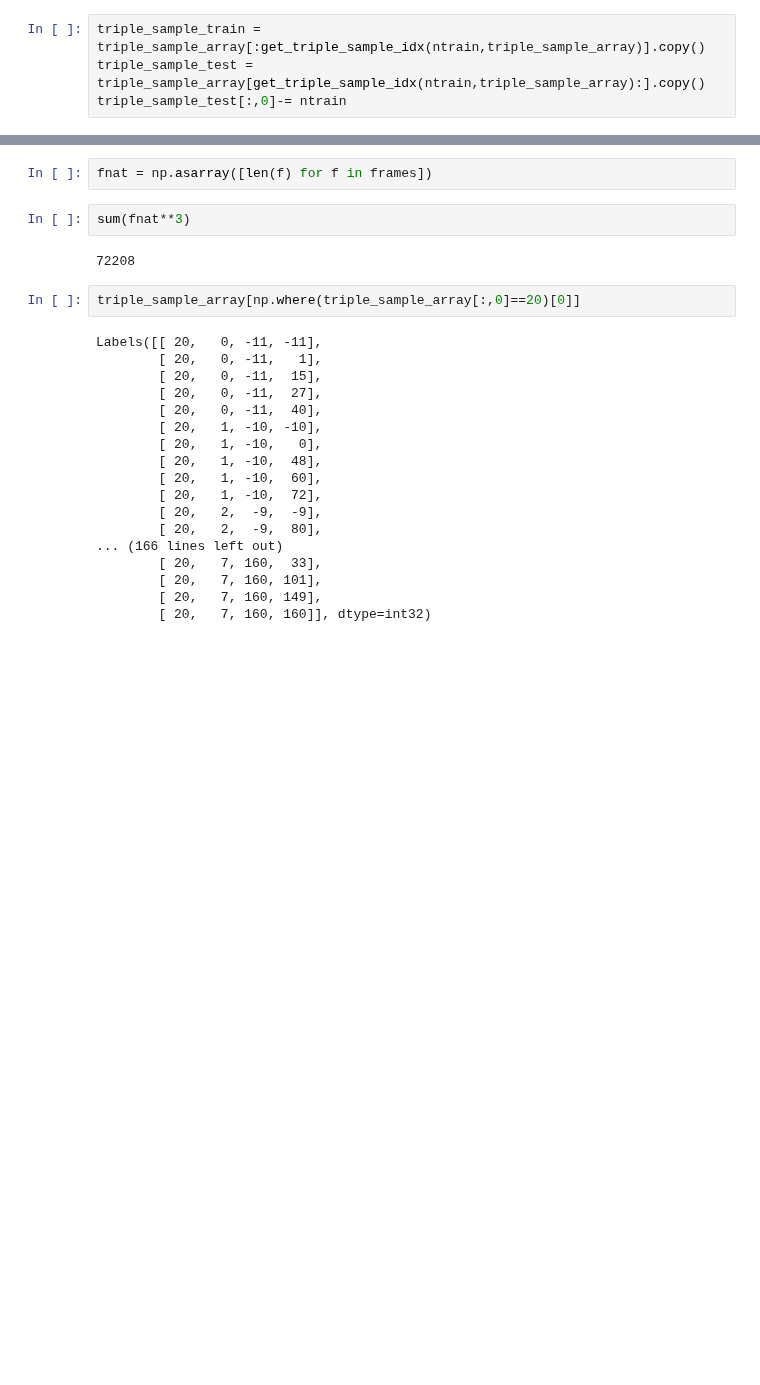
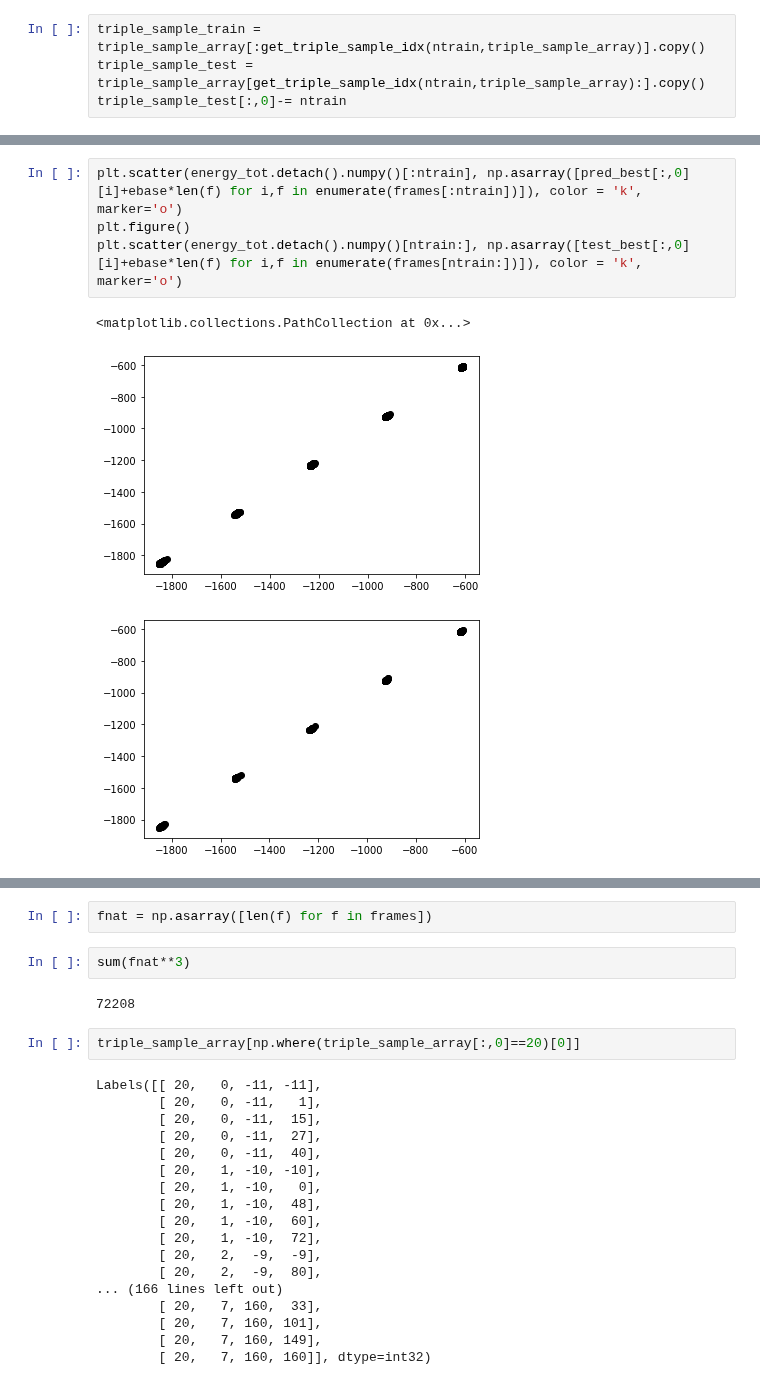
Before and after one commit to lab-cosmo/equistore-examples, a Jupyter notebook: carbon_bisp.ipynb, the cells around one changed output, grey strips where cells are left out. Saved outputs shown, nothing was run; the diff lists cells and outputs as text; blank space fills up the shorter version.

```diff
--- a/carbon_bisp.ipynb
+++ b/carbon_bisp.ipynb
@@ -340,0 +429,8 @@ epoch:  499 RMSE train:  8.816971940582002 RMSE test:  39.582511401860835
+# %%
+plt.scatter(energy_tot.detach().numpy()[:ntrain], np.asarray([pred_best[:,0][i]+ebase*len(f) for i,f in enumerate(frames[:ntrain])]), color = 'k', marker='o')
+plt.figure()
+plt.scatter(energy_tot.detach().numpy()[ntrain:], np.asarray([test_best[:,0][i]+ebase*len(f) for i,f in enumerate(frames[ntrain:])]), color = 'k', marker='o')
+# %% [output]
+<matplotlib.collections.PathCollection at 0x...>
+[figure, added]
+[figure, added]
```
Also changed, not shown: parts of 23 cells of this notebook.
